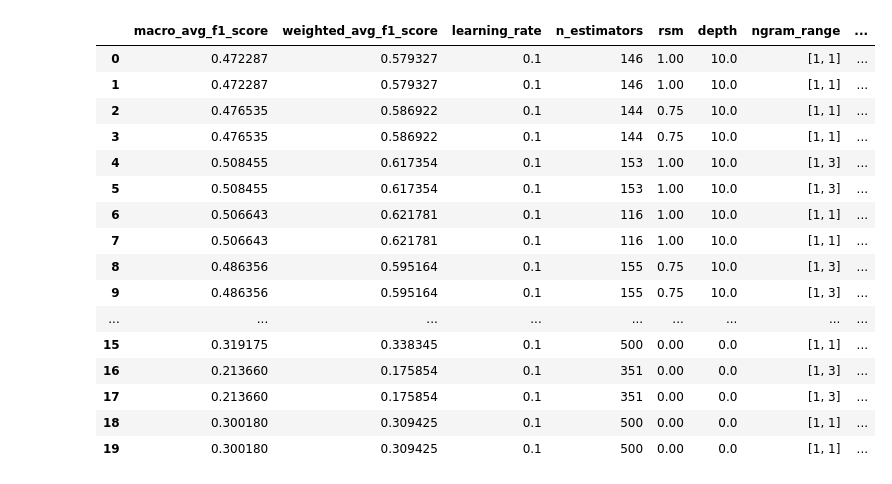
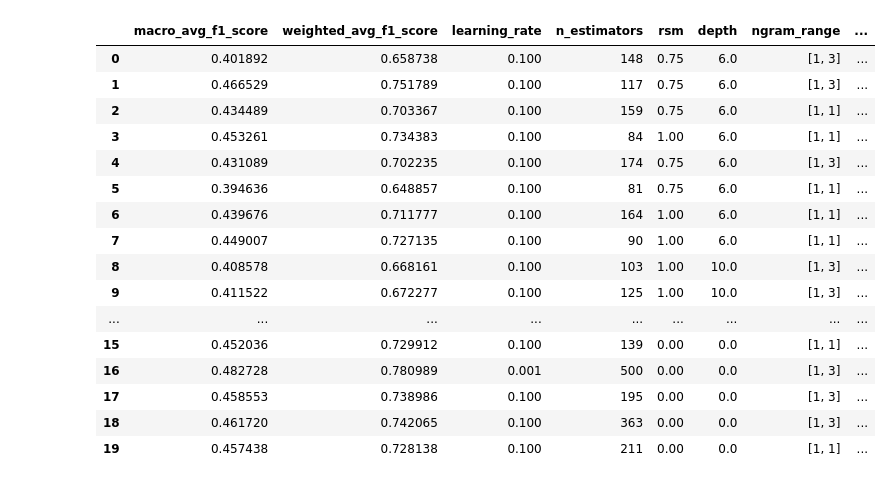
Before and after one commit to rootdrew27/cyberbullying-ml, a Jupyter notebook: official/experiments2.0/analysis.ipynb, the cells around one changed output. Saved outputs shown, nothing was run; the diff lists cells and outputs as text; code cells hidden in the pictures.

```diff
--- a/official/experiments2.0/analysis.ipynb
+++ b/official/experiments2.0/analysis.ipynb
@@ -35,22 +35,22 @@ for exp in ['exp1','exp2', 'exp3', 'exp4', 'exp5', 'exp6']:
 
     all_results.append(exp_df)
 # %%
-all_results[2]
+all_results[5]
 # %% [output]
 |  | macro_avg_f1_score | weighted_avg_f1_score | learning_rate | n_estimators | rsm | depth | ngram_range | ... |
-| 0 | 0.472287 | 0.579327 | 0.1 | 146 | 1.00 | 10.0 | [1, 1] | ... |
-| 1 | 0.472287 | 0.579327 | 0.1 | 146 | 1.00 | 10.0 | [1, 1] | ... |
-| 2 | 0.476535 | 0.586922 | 0.1 | 144 | 0.75 | 10.0 | [1, 1] | ... |
-| 3 | 0.476535 | 0.586922 | 0.1 | 144 | 0.75 | 10.0 | [1, 1] | ... |
-| 4 | 0.508455 | 0.617354 | 0.1 | 153 | 1.00 | 10.0 | [1, 3] | ... |
-| 5 | 0.508455 | 0.617354 | 0.1 | 153 | 1.00 | 10.0 | [1, 3] | ... |
-| 6 | 0.506643 | 0.621781 | 0.1 | 116 | 1.00 | 10.0 | [1, 1] | ... |
-| 7 | 0.506643 | 0.621781 | 0.1 | 116 | 1.00 | 10.0 | [1, 1] | ... |
-| 8 | 0.486356 | 0.595164 | 0.1 | 155 | 0.75 | 10.0 | [1, 3] | ... |
-| 9 | 0.486356 | 0.595164 | 0.1 | 155 | 0.75 | 10.0 | [1, 3] | ... |
+| 0 | 0.401892 | 0.658738 | 0.100 | 148 | 0.75 | 6.0 | [1, 3] | ... |
+| 1 | 0.466529 | 0.751789 | 0.100 | 117 | 0.75 | 6.0 | [1, 3] | ... |
+| 2 | 0.434489 | 0.703367 | 0.100 | 159 | 0.75 | 6.0 | [1, 1] | ... |
+| 3 | 0.453261 | 0.734383 | 0.100 | 84 | 1.00 | 6.0 | [1, 1] | ... |
+| 4 | 0.431089 | 0.702235 | 0.100 | 174 | 0.75 | 6.0 | [1, 3] | ... |
+| 5 | 0.394636 | 0.648857 | 0.100 | 81 | 0.75 | 6.0 | [1, 1] | ... |
+| 6 | 0.439676 | 0.711777 | 0.100 | 164 | 1.00 | 6.0 | [1, 1] | ... |
+| 7 | 0.449007 | 0.727135 | 0.100 | 90 | 1.00 | 6.0 | [1, 1] | ... |
+| 8 | 0.408578 | 0.668161 | 0.100 | 103 | 1.00 | 10.0 | [1, 3] | ... |
+| 9 | 0.411522 | 0.672277 | 0.100 | 125 | 1.00 | 10.0 | [1, 3] | ... |
 | ... | ... | ... | ... | ... | ... | ... | ... | ... |
-| 15 | 0.319175 | 0.338345 | 0.1 | 500 | 0.00 | 0.0 | [1, 1] | ... |
-| 16 | 0.213660 | 0.175854 | 0.1 | 351 | 0.00 | 0.0 | [1, 3] | ... |
-| 17 | 0.213660 | 0.175854 | 0.1 | 351 | 0.00 | 0.0 | [1, 3] | ... |
-| 18 | 0.300180 | 0.309425 | 0.1 | 500 | 0.00 | 0.0 | [1, 1] | ... |
-| 19 | 0.300180 | 0.309425 | 0.1 | 500 | 0.00 | 0.0 | [1, 1] | ... |
+| 15 | 0.452036 | 0.729912 | 0.100 | 139 | 0.00 | 0.0 | [1, 1] | ... |
+| 16 | 0.482728 | 0.780989 | 0.001 | 500 | 0.00 | 0.0 | [1, 3] | ... |
+| 17 | 0.458553 | 0.738986 | 0.100 | 195 | 0.00 | 0.0 | [1, 3] | ... |
+| 18 | 0.461720 | 0.742065 | 0.100 | 363 | 0.00 | 0.0 | [1, 3] | ... |
+| 19 | 0.457438 | 0.728138 | 0.100 | 211 | 0.00 | 0.0 | [1, 1] | ... |
```
Also changed, not shown: parts of 10 cells of this notebook, 10 other files.
